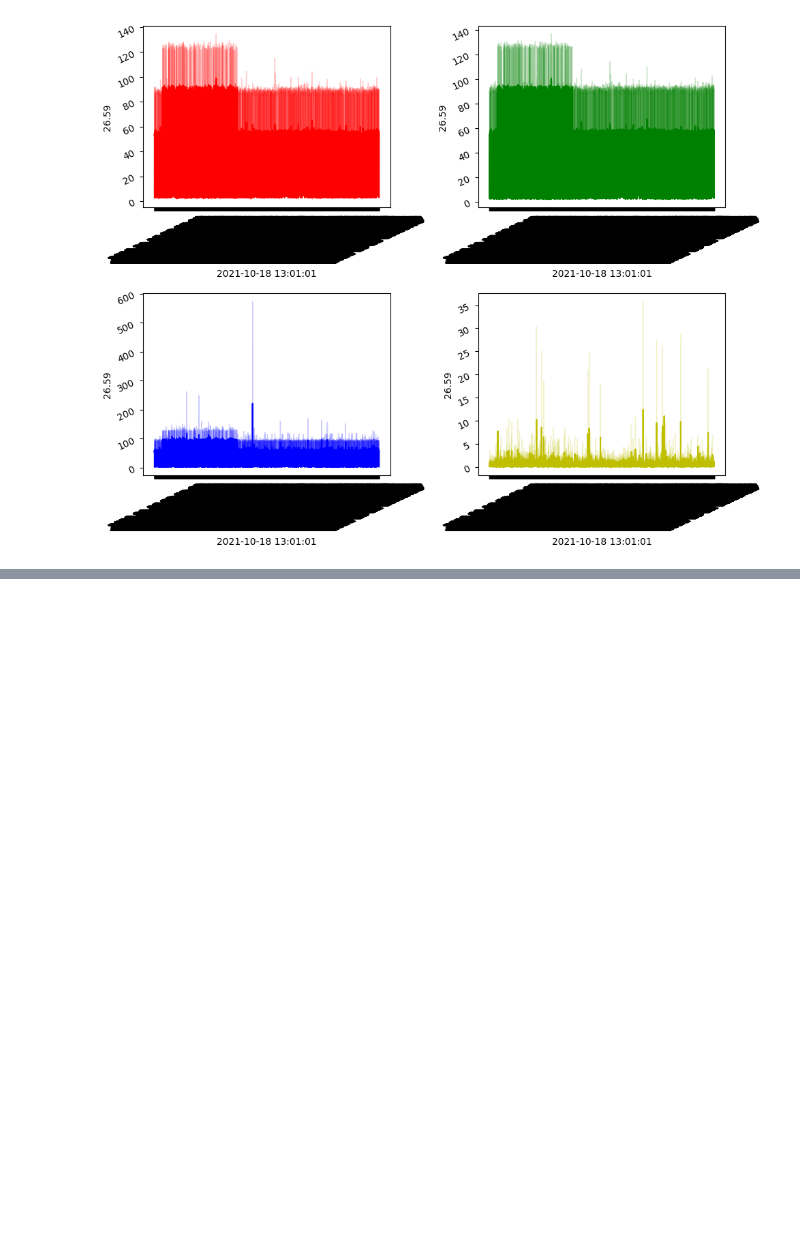
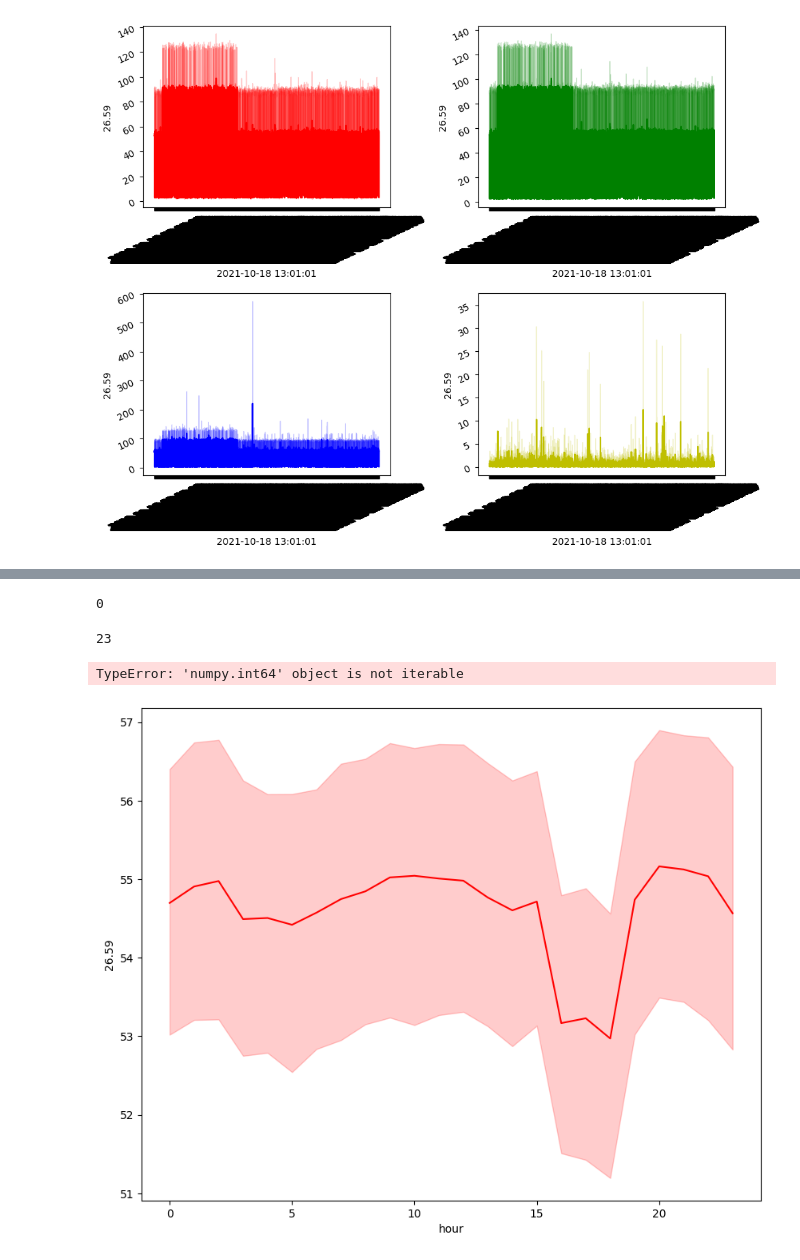
Before and after one commit to internet-equity/netrics-data, a Jupyter notebook: code/device-mapping/device-mapping-kristin.ipynb, the cells around one changed output, grey strips where cells are left out. Cells and saved outputs as stored; diff of their text form; code cells hidden in the pictures; blank space fills up the shorter version.

```diff
--- a/code/device-mapping/device-mapping-kristin.ipynb
+++ b/code/device-mapping/device-mapping-kristin.ipynb
@@ -135,0 +189,6 @@ fig.tight_layout(pad = 1.2)
+# %%
+def split_hour(time):
+    row = time
+    return row[11:13]
+
+device_5avg.loc[:,"hour"] = device_5avg.loc[:,"2021-10-18 13:01:01"].apply(split_hour)
@@ -135,0 +217,3 @@ fig.tight_layout(pad = 1.2)
+# %%
+device_5avg.hour = device_5avg['hour'].astype('int')
+print(device_5avg.dtypes)
@@ -135,0 +242,19 @@ fig.tight_layout(pad = 1.2)
+# %%
+device_5avgx = device_5avg['hour'].min()
+device_5avgx
+# %% [output]
+0
+# %%
+device_5avgx = device_5avg['hour'].max()
+device_5avgx
+# %% [output]
+23
+# %%
+fig,ax =  plt.subplots(figsize = ( 10, 8))
+sns.lineplot( x = "hour", y = "26.59",
+             color = 'red', data = device_5avg,
+             ax = ax)
+plt.xticks(np.arange(min(device_5avgx), max(device_5avgy)+1, 1.0))
+# %% [output]
+TypeError: 'numpy.int64' object is not iterable
+[figure, added]
```
Also changed, not shown: parts of 10 cells of this notebook.
